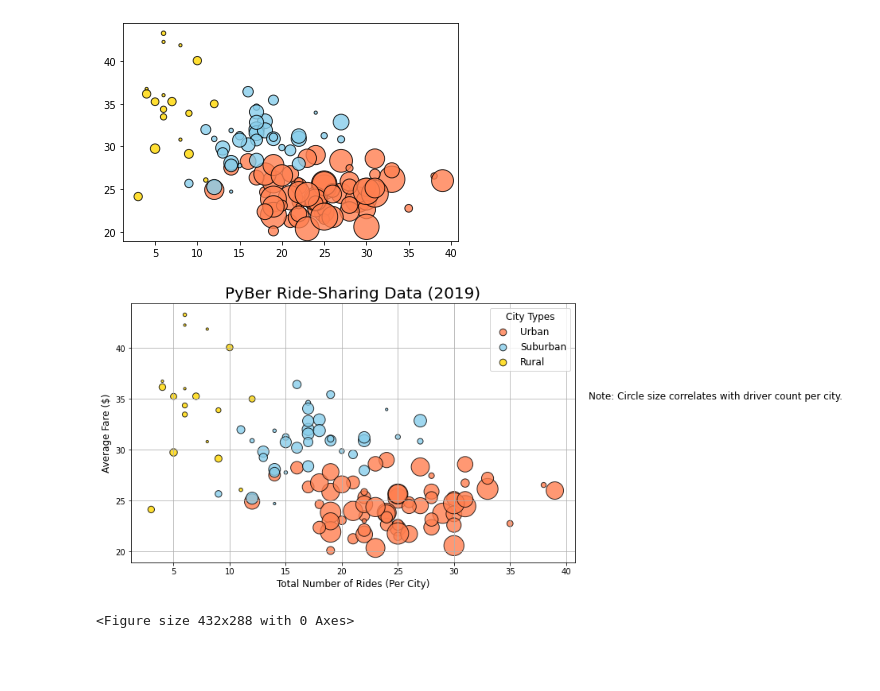
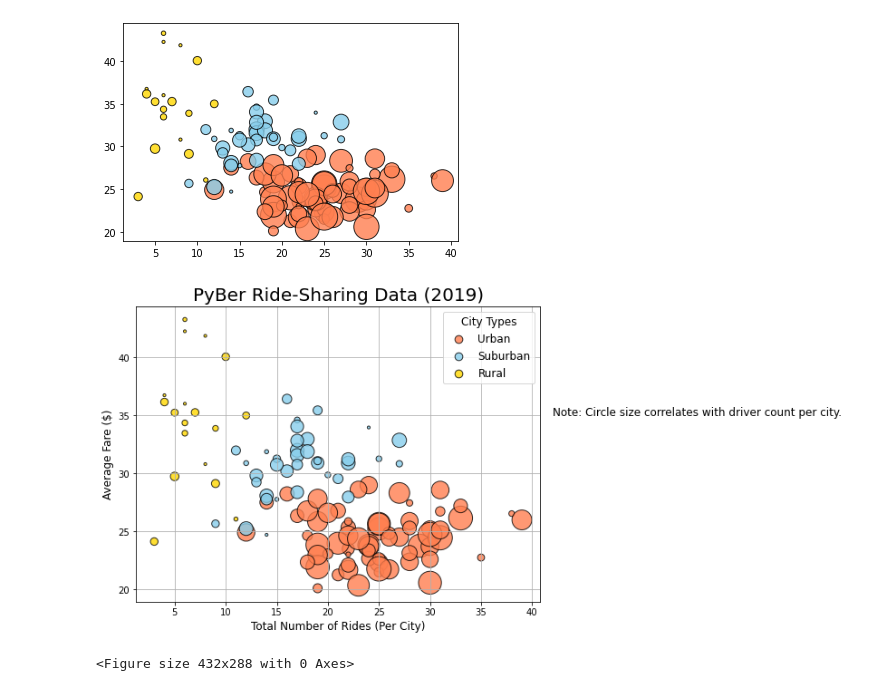
Before and after one commit to JoePedroza/PyBer_Analysis, a Jupyter notebook: PyBer.ipynb, the cells around one changed output. Cells and saved outputs as stored; diff of their text form; code cells hidden in the pictures; blank space fills up the shorter version.

```diff
--- a/PyBer.ipynb
+++ b/PyBer.ipynb
@@ -327,7 +327,7 @@ plt.show()
 [figure]
 # %%
 # Build the scatter charts for each city type.
-plt.subplots(figsize=(10, 6))
+plt.subplots(figsize=(8, 6))
 plt.scatter(urban_ride_count,
       urban_avg_fare,
       s=10*urban_driver_count, c="coral",
@@ -342,32 +342,32 @@ plt.scatter(suburban_ride_count,
 
 plt.scatter(rural_ride_count,
       rural_avg_fare,
       s=10*rural_driver_count, c="gold",
       edgecolor="black", linewidths=1,
       alpha=0.8, label="Rural")
 
 # Incorporate the other graph properties
 plt.title("PyBer Ride-Sharing Data (2019)", fontsize=20)
 plt.ylabel("Average Fare ($)", fontsize=12)
 plt.xlabel("Total Number of Rides (Per City)", fontsize=12)
 plt.grid(True)
 
 # Add the legend.
 plt.legend()
 # Create a legend
 lgnd = plt.legend(fontsize="12", mode="Expanded",
          scatterpoints=1, loc="best", title="City Types")
 lgnd.legendHandles[0]._sizes = [75]
 lgnd.legendHandles[1]._sizes = [75]
 lgnd.legendHandles[2]._sizes = [75]
 lgnd.get_title().set_fontsize(12)
 
 # Incorporate a text label about circle size.
 plt.text(42, 35, "Note: Circle size correlates with driver count per city.", fontsize="12")
 # Show the plot
 plt.show()
 # Save the figure.
 plt.savefig("analysis/Fig1.png")
 # %% [output]
-[figure, old version]
+[figure, new version]
 <Figure size 432x288 with 0 Axes>
```
Also changed, not shown: parts of 34 cells of this notebook, 3 other files.
